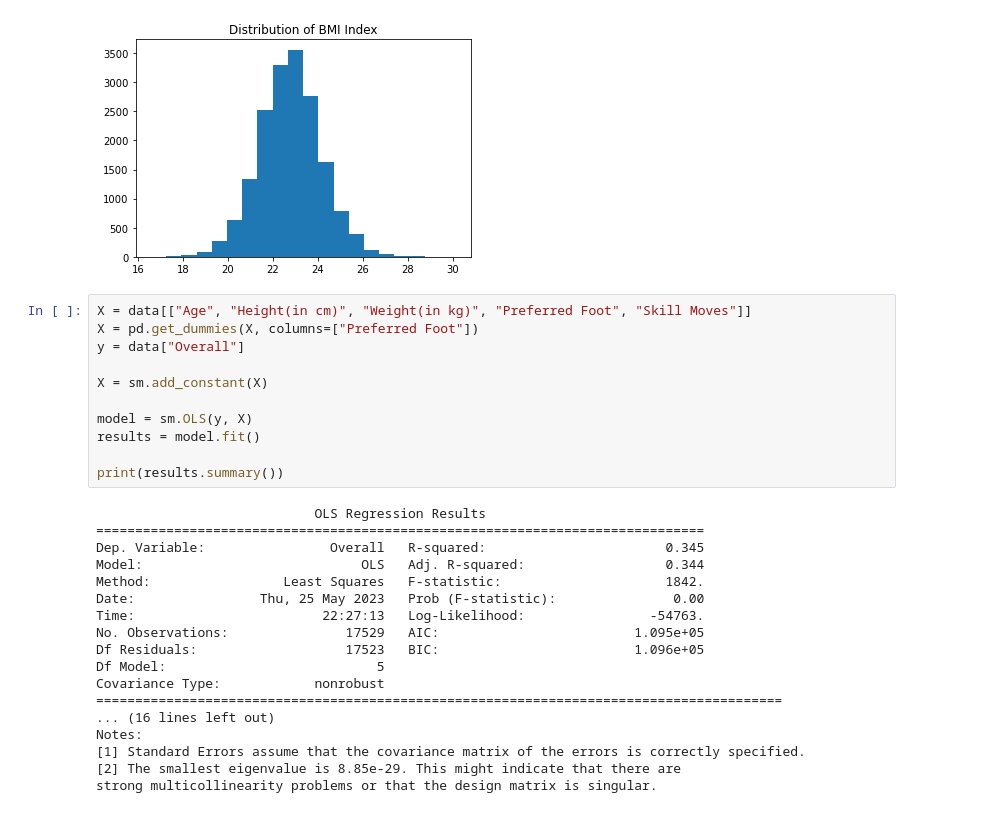
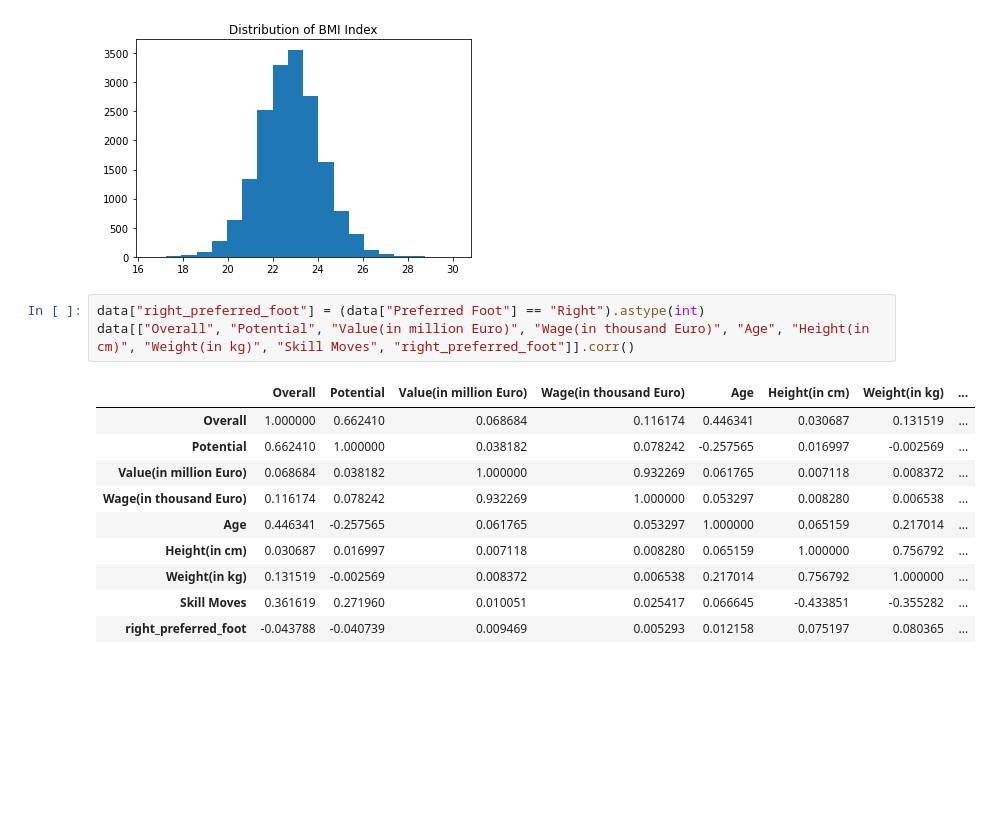
Before and after one commit to phbinhhpda16/fifa23-players-dataset-EDA, a Jupyter notebook: fifa23-players-dataset-eda.ipynb, the cells around one changed output. Saved outputs shown, nothing was run; the diff lists cells and outputs as text; blank space fills up the shorter version.

```diff
--- a/fifa23-players-dataset-eda.ipynb
+++ b/fifa23-players-dataset-eda.ipynb
@@ -304,32 +388,17 @@ plt.title("Distribution of BMI Index")
 plt.show()
 # %% [output]
 [figure]
-# %%
-X = data[["Age", "Height(in cm)", "Weight(in kg)", "Preferred Foot", "Skill Moves"]]
-X = pd.get_dummies(X, columns=["Preferred Foot"])
-y = data["Overall"]
-
-X = sm.add_constant(X)
-
-model = sm.OLS(y, X)
-results = model.fit()
-
-print(results.summary())
-# %% [output]
-                            OLS Regression Results
-==============================================================================
-Dep. Variable:                Overall   R-squared:                       0.345
-Model:                            OLS   Adj. R-squared:                  0.344
-Method:                 Least Squares   F-statistic:                     1842.
-Date:                Thu, 25 May 2023   Prob (F-statistic):               0.00
-Time:                        22:27:13   Log-Likelihood:                -54763.
-No. Observations:               17529   AIC:                         1.095e+05
-Df Residuals:                   17523   BIC:                         1.096e+05
-Df Model:                           5
-Covariance Type:            nonrobust
-========================================================================================
-... (16 lines left out)
-Notes:
-[1] Standard Errors assume that the covariance matrix of the errors is correctly specified.
-[2] The smallest eigenvalue is 8.85e-29. This might indicate that there are
-strong multicollinearity problems or that the design matrix is singular.
+# %%
+data["right_preferred_foot"] = (data["Preferred Foot"] == "Right").astype(int)
+data[["Overall", "Potential", "Value(in million Euro)", "Wage(in thousand Euro)", "Age", "Height(in cm)", "Weight(in kg)", "Skill Moves", "right_preferred_foot"]].corr()
+# %% [output]
+|  | Overall | Potential | Value(in million Euro) | Wage(in thousand Euro) | Age | Height(in cm) | Weight(in kg) | ... |
+| Overall | 1.000000 | 0.662410 | 0.068684 | 0.116174 | 0.446341 | 0.030687 | 0.131519 | ... |
+| Potential | 0.662410 | 1.000000 | 0.038182 | 0.078242 | -0.257565 | 0.016997 | -0.002569 | ... |
+| Value(in million Euro) | 0.068684 | 0.038182 | 1.000000 | 0.932269 | 0.061765 | 0.007118 | 0.008372 | ... |
+| Wage(in thousand Euro) | 0.116174 | 0.078242 | 0.932269 | 1.000000 | 0.053297 | 0.008280 | 0.006538 | ... |
+| Age | 0.446341 | -0.257565 | 0.061765 | 0.053297 | 1.000000 | 0.065159 | 0.217014 | ... |
+| Height(in cm) | 0.030687 | 0.016997 | 0.007118 | 0.008280 | 0.065159 | 1.000000 | 0.756792 | ... |
+| Weight(in kg) | 0.131519 | -0.002569 | 0.008372 | 0.006538 | 0.217014 | 0.756792 | 1.000000 | ... |
+| Skill Moves | 0.361619 | 0.271960 | 0.010051 | 0.025417 | 0.066645 | -0.433851 | -0.355282 | ... |
+| right_preferred_foot | -0.043788 | -0.040739 | 0.009469 | 0.005293 | 0.012158 | 0.075197 | 0.080365 | ... |
```
Also changed, not shown: parts of 28 cells of this notebook.
